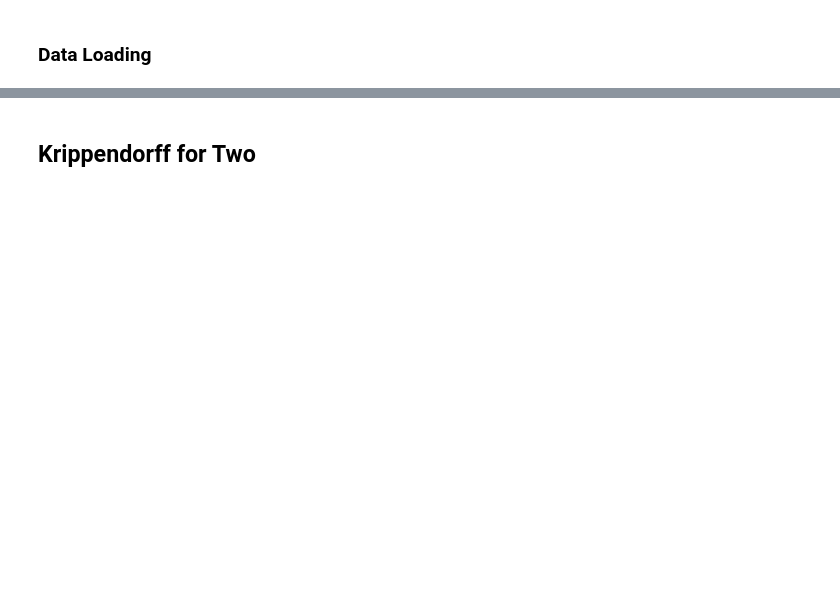
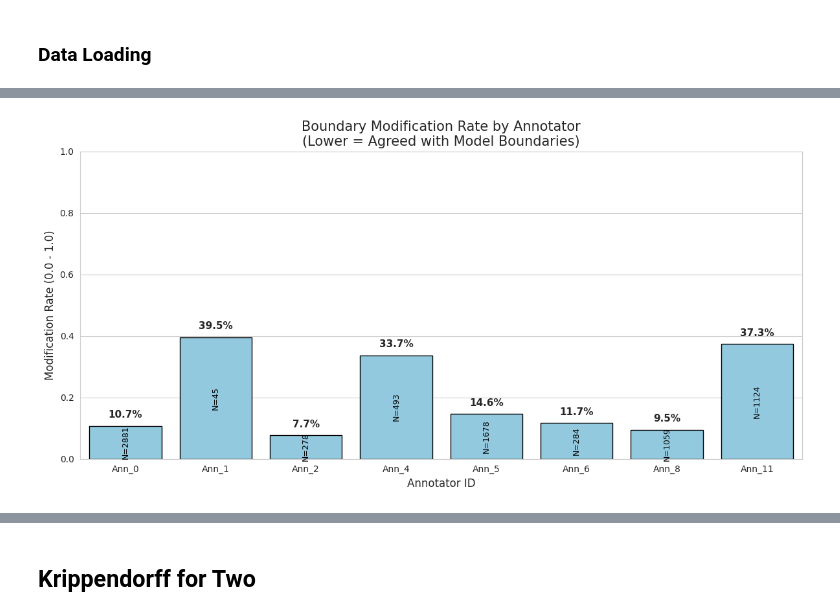
Before and after one commit to P0L3/CliReNER, a Jupyter notebook: annotator_stats.ipynb, the cells around one changed output, grey strips where cells are left out. Cells and saved outputs as stored; diff of their text form; code cells hidden in the pictures; blank space fills up the shorter version.

Commit message:
Adds NLTK based Cohen Kappa calcualtions and Annotator Edit Rate statistic

```diff
--- a/annotator_stats.ipynb
+++ b/annotator_stats.ipynb
@@ -451,3 +453,9 @@ def calculate_ner_agreement_partial(list_of_coder_data, min_overlap=2, label_map
+# %%
+rmd_dir = "RESULTS/annots_v2_ft_silver/"
+
+data_referent = convert_to_token_spans(process_directory_of_json_files(rmd_dir, -1))
+
+data_referent = list({d['id']: d for d in data_referent}.values())
 # %% [markdown]
 ### Data Loading
 # %%
@@ -485,0 +616,80 @@ data_12 = None
+# %%
+import matplotlib.pyplot as plt
+import seaborn as sns
+import pandas as pd
+import numpy as np
+
+# 1. Collect Data
+# ---------------------------------------------------------
+results_list = []
+
+# We enumerate to keep track of which 'data_x' variable it is
+for idx, annotator_data in enumerate(all_annotators):
+    # Run your calculation function
+    if annotator_data == None:
+        continue
+    stats = calculate_span_modification_rate(annotator_data, data_referent)
+
+    annotator_label = f"Ann_{idx}" # Or use meaningful names like "Expert_A"
+
+    if stats:
+        # Append valid results
+        row = stats.copy()
+        row['Annotator'] = annotator_label
+        results_list.append(row)
+    else:
+        # Handle cases with no matching IDs (0% rate)
+        results_list.append({
+            'Annotator': annotator_label,
+            'boundary_mod_rate': 0.0,
+            'acceptance_rate': 0.0,
+            'total_model_spans': 0
+        })
+
+# Create DataFrame
+df = pd.DataFrame(results_list)
+
+# 2. Plotting: Boundary Modification Rate
+# ---------------------------------------------------------
+plt.figure(figsize=(12, 6))
+sns.set_style("whitegrid")
+
+# Create the bar plot
+# We map 'Annotator' to X axis and 'boundary_mod_rate' to Y axis
+ax = sns.barplot(
+    data=df,
+    x='Annotator',
+    y='boundary_mod_rate',
+    color='skyblue',
+    edgecolor='black'
+)
+
+# 3. Styling and Annotations
+# ---------------------------------------------------------
+plt.title('Boundary Modification Rate by Annotator\n(Lower = Agreed with Model Boundaries)', fontsize=15)
+plt.ylabel('Modification Rate (0.0 - 1.0)', fontsize=12)
+plt.xlabel('Annotator ID', fontsize=12)
+plt.ylim(0, 1.0) # Fix y-axis to 0-100%
+
+# Add text labels on top of bars
+for i, p in enumerate(ax.patches):
+    # Get the height of the bar (the rate)
+    height = p.get_height()
+
+    # Get the count of suggestions (N) to show sample size context
+    n_count = df.iloc[i]['total_model_spans']
+
+    # Label 1: The Percentage
+    ax.text(p.get_x() + p.get_width() / 2., height + 0.02,
+            f'{height:.1%}',
+            ha="center", va="bottom", fontsize=11, fontweight='bold')
+
+    # Label 2: The Sample Size (Important because Ann_1 has only 45 samples vs Ann_0's 2881)
+    if n_count > 0:
+        ax.text(p.get_x() + p.get_width() / 2., height / 2,
+                f'N={n_count}',
+                ha="center", va="center", fontsize=9, color='black', rotation=90)
+
+plt.tight_layout()
+plt.show()
+# %% [output]
@@ -485,0 +713 @@ data_12 = None
+[figure, added]
```
Also changed, not shown: parts of 11 cells of this notebook, 1 other file.
